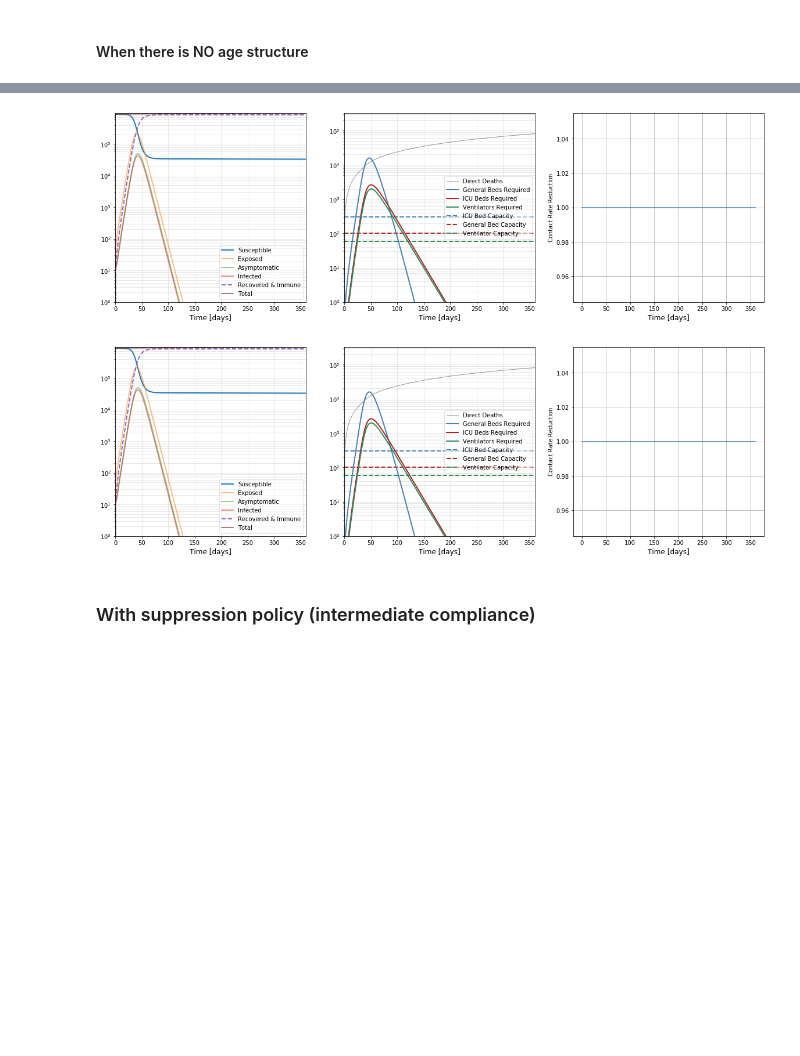
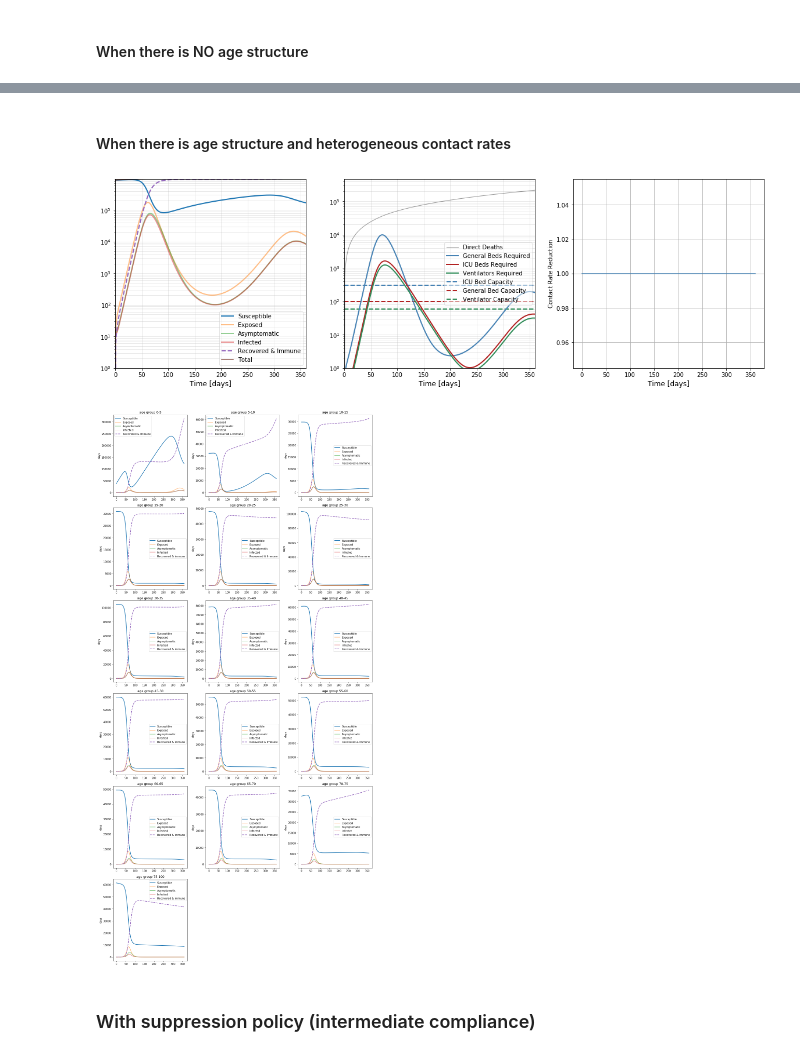
Before and after one commit to erccarls/county_covid_seir_models, a Jupyter notebook: notebooks/SEIR_age_structure.ipynb, the cells around one changed output, grey strips where cells are left out. Drawn from its saved outputs; the diff is of its cells as text; code cells hidden in the pictures; blank space fills up the shorter version.

Commit message:
update note to test age structure

```diff
--- a/notebooks/SEIR_age_structure.ipynb
+++ b/notebooks/SEIR_age_structure.ipynb
@@ -50,3 +50,8 @@ R0 = 3.5
+# %%
+DEFAULT_PARAM = dict(R0 = 3.5,
+                     birth_rate = 0.0015,
+                     delta = 1/5.2,
+                     sigma = 1/5.2)
 # %% [markdown]
 ### NO suppression policy
 # %% [markdown]
@@ -74,30 +105,32 @@ model.plot_results()
+# %% [markdown]
+#### When there is age structure and heterogeneous contact rates
 # %%
 suppression_policy = generate_triggered_suppression_model(t_list=t_list, lockdown_days=0, open_days=0, start_on=30, reduction=1)
 model = SEIRModelAge(
-    N=age_group_size,
-    A_initial=np.zeros(age_group_size.shape[0]) + 1,
-    I_initial=np.zeros(age_group_size.shape[0]) + 1,   # only one
-    R_initial=np.zeros(age_group_size.shape[0]),
-    E_initial=np.zeros(age_group_size.shape[0]),
-    HGen_initial=np.zeros(age_group_size.shape[0]),
-    HICU_initial=np.zeros(age_group_size.shape[0]),
-    HICUVent_initial=np.zeros(age_group_size.shape[0]),
+    N=age_group_sizes,
+    A_initial=np.zeros(age_group_sizes.shape[0]) + 1,
+    I_initial=np.zeros(age_group_sizes.shape[0]) + 1,   # only one
+    R_initial=np.zeros(age_group_sizes.shape[0]),
+    E_initial=np.zeros(age_group_sizes.shape[0]),
+    HGen_initial=np.zeros(age_group_sizes.shape[0]),
+    HICU_initial=np.zeros(age_group_sizes.shape[0]),
+    HICUVent_initial=np.zeros(age_group_sizes.shape[0]),
     contact_matrix=contact_matrix,
     D_initial=0,
-    birth_rate=0,
     age_bin_edges=age_bin_edges,
     t_list=t_list,
-    R0=R0,
     hospitalization_rate_general=hospitalization_rate_general,
     hospitalization_rate_icu=hospitalization_rate_icu,
     mortality_rate=mortality_rate,
-    suppression_policy=suppression_policy)
+    suppression_policy=suppression_policy,
+    **DEFAULT_PARAM)
 
 model.run()
 model.plot_results()
+model.plot_results(by_age_group=True)
 # %% [output]
-[figure, old version]
+[figure, new version]
-[figure, old version]
+[figure, new version]
 # %% [markdown]
 ### With suppression policy (intermediate compliance)
 # %%
```
Also changed, not shown: parts of 14 cells of this notebook.
